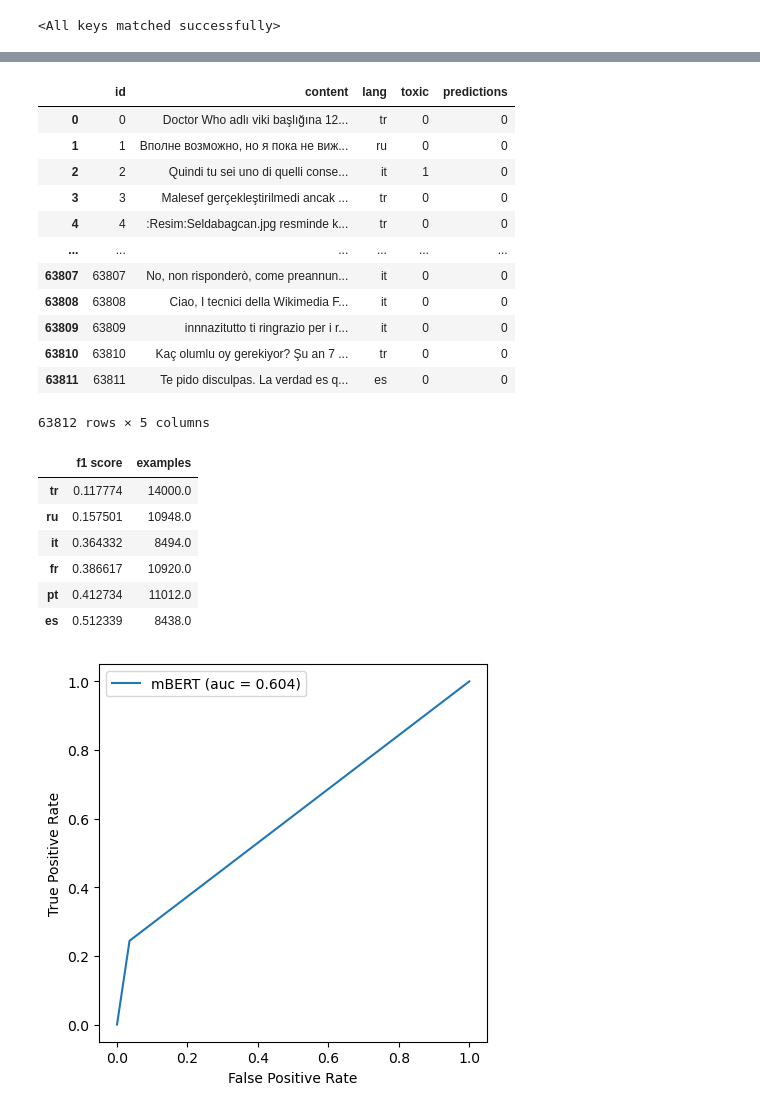
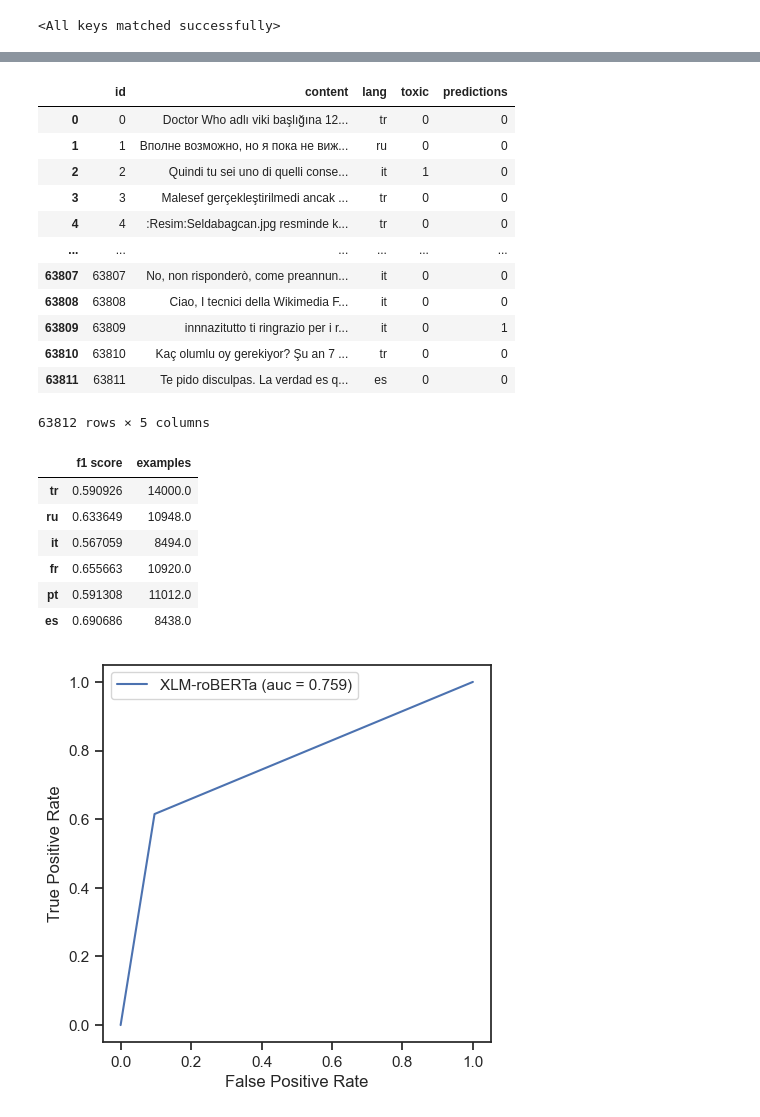
Before and after one commit to VaibhavSingh29/Jigsaw-BERT-multilingual-comment-toxicity-classification-CS725-FML-Project, a Jupyter notebook: classification/xlmr_test.ipynb, the cells around one changed output, grey strips where cells are left out. Saved outputs shown, nothing was run; the diff lists cells and outputs as text; code cells hidden in the pictures.

```diff
--- a/classification/xlmr_test.ipynb
+++ b/classification/xlmr_test.ipynb
@@ -96,3 +84,5 @@ output.to_csv(
+# %%
+output = pd.read_csv('../results/xlmr-predictions.csv')
 # %%
 predictions = (output.toxic.values >= 0.4).astype(int)
 test = pd.concat([test, pd.DataFrame(predictions, columns=['predictions'])], axis=1)
@@ -108,7 +98,7 @@ true_labels = test.toxic.values
 | ... | ... | ... | ... | ... | ... |
 | 63807 | 63807 | No, non risponderò, come preannun... | it | 0 | 0 |
 | 63808 | 63808 | Ciao, I tecnici della Wikimedia F... | it | 0 | 0 |
-| 63809 | 63809 | innnazitutto ti ringrazio per i r... | it | 0 | 0 |
+| 63809 | 63809 | innnazitutto ti ringrazio per i r... | it | 0 | 1 |
 | 63810 | 63810 | Kaç olumlu oy gerekiyor? Şu an 7 ... | tr | 0 | 0 |
 | 63811 | 63811 | Te pido disculpas. La verdad es q... | es | 0 | 0 |
 63812 rows × 5 columns
@@ -127,25 +117,25 @@ scores.examples.astype(int)
 display(scores)
 # %% [output]
 |  | f1 score | examples |
-| tr | 0.117774 | 14000.0 |
-| ru | 0.157501 | 10948.0 |
-| it | 0.364332 | 8494.0 |
-| fr | 0.386617 | 10920.0 |
-| pt | 0.412734 | 11012.0 |
-| es | 0.512339 | 8438.0 |
+| tr | 0.590926 | 14000.0 |
+| ru | 0.633649 | 10948.0 |
+| it | 0.567059 | 8494.0 |
+| fr | 0.655663 | 10920.0 |
+| pt | 0.591308 | 11012.0 |
+| es | 0.690686 | 8438.0 |
 # %%
 from sklearn.metrics import roc_curve, auc
 import matplotlib.pyplot as plt
-mbert_fpr, mbert_tpr, threshold = roc_curve(true_labels, predictions)
-auc_mbert = auc(mbert_fpr, mbert_tpr)
+xlmr_fpr, xlmr_tpr, threshold = roc_curve(true_labels, predictions)
+auc_xlmr = auc(xlmr_fpr, xlmr_tpr)
 
 plt.figure(figsize=(5,5), dpi=100)
-plt.plot(mbert_fpr, mbert_tpr, label='mBERT (auc = %0.3f)' % auc_mbert)
+plt.plot(xlmr_fpr, xlmr_tpr, label='XLM-roBERTa (auc = %0.3f)' % auc_xlmr)
 
 plt.xlabel('False Positive Rate')
 plt.ylabel('True Positive Rate')
 
 plt.legend()
 plt.show()
 # %% [output]
-[figure, old version]
+[figure, new version]
```
Also changed, not shown: parts of 1 cell of this notebook, 1 other file.
